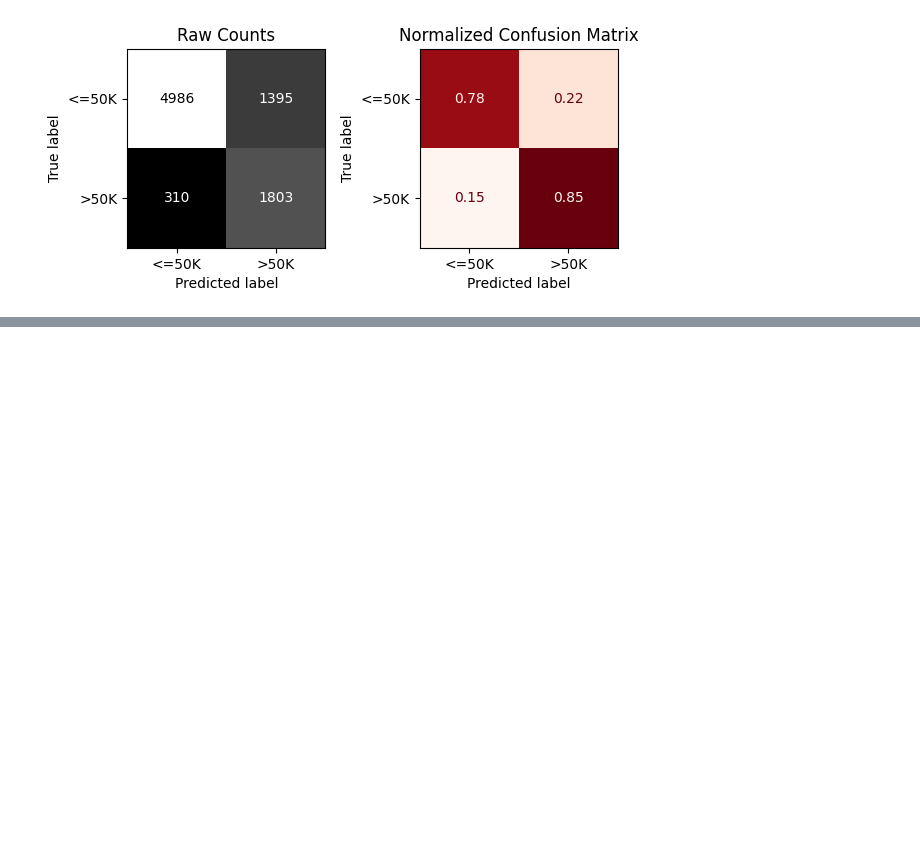
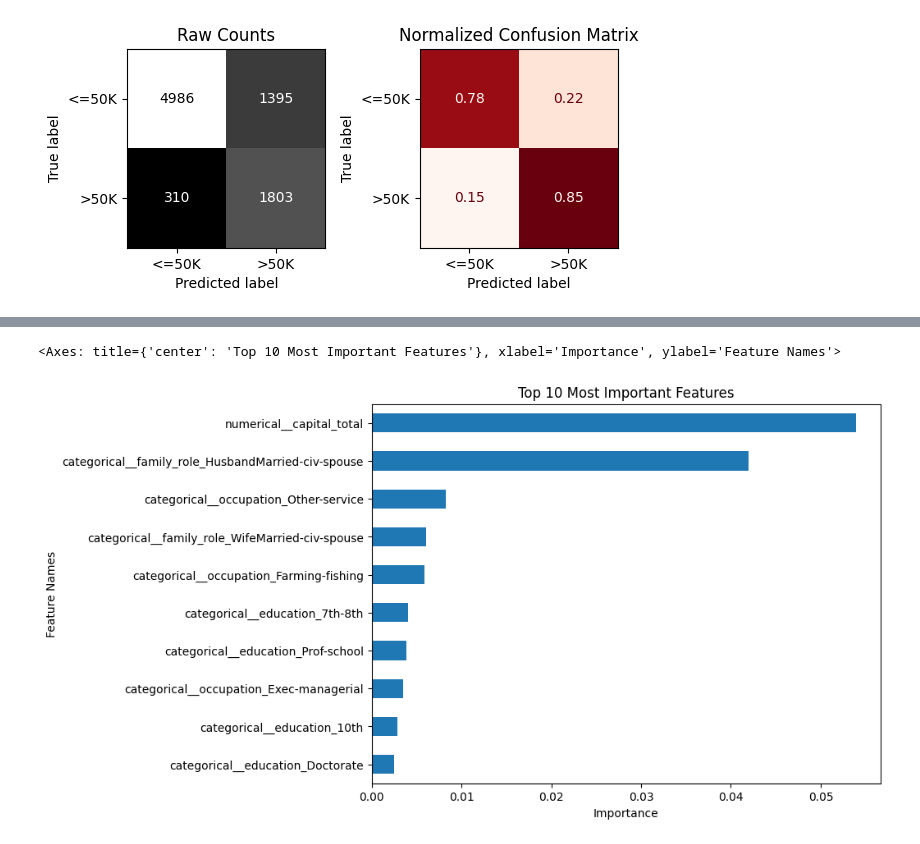
Before and after one commit to Hibashanti/Adult-Income-Dataset, a Jupyter notebook: ِAdult_Income_Dataset.ipynb, the cells around one changed output, grey strips where cells are left out. Cells and saved outputs as stored; diff of their text form; code cells hidden in the pictures; blank space fills up the shorter version.

```diff
--- a/ِAdult_Income_Dataset.ipynb
+++ b/ِAdult_Income_Dataset.ipynb
@@ -696,3 +690,13 @@ weighted avg       0.86      0.81      0.82     33974
    macro avg       0.75      0.82      0.77      8494
 weighted avg       0.85      0.80      0.81      8494
 [figure]
+# %%
+# Get all feature names from the preprocessor
+all_features = preprocesser_fe.get_feature_names_out()
+
+# Filter them using the selector's mask
+selected_features = all_features[selector.get_support()]
+
+print(f"Number of selected features: {len(selected_features)}")
+print("Top 10 selected features:")
+print(selected_features[:10])
@@ -698,0 +712,5 @@ weighted avg       0.85      0.80      0.81      8494
+# %%
+permutation_importances_rf = pd.Series(imp['importances_mean'],index=selected_features,name='permutation importance')
+
+permutation_importances_rf = permutation_importances_rf.sort_values(ascending=False)
+permutation_importances_rf.head(10)
@@ -698,0 +730,6 @@ weighted avg       0.85      0.80      0.81      8494
+# %%
+# Visualize top 10 features
+plot_importance_color_ax(permutation_importances_rf, top_n=10)
+# %% [output]
+<Axes: title={'center': 'Top 10 Most Important Features'}, xlabel='Importance', ylabel='Feature Names'>
+[figure, added]
```
Also changed, not shown: parts of 8 cells of this notebook.
